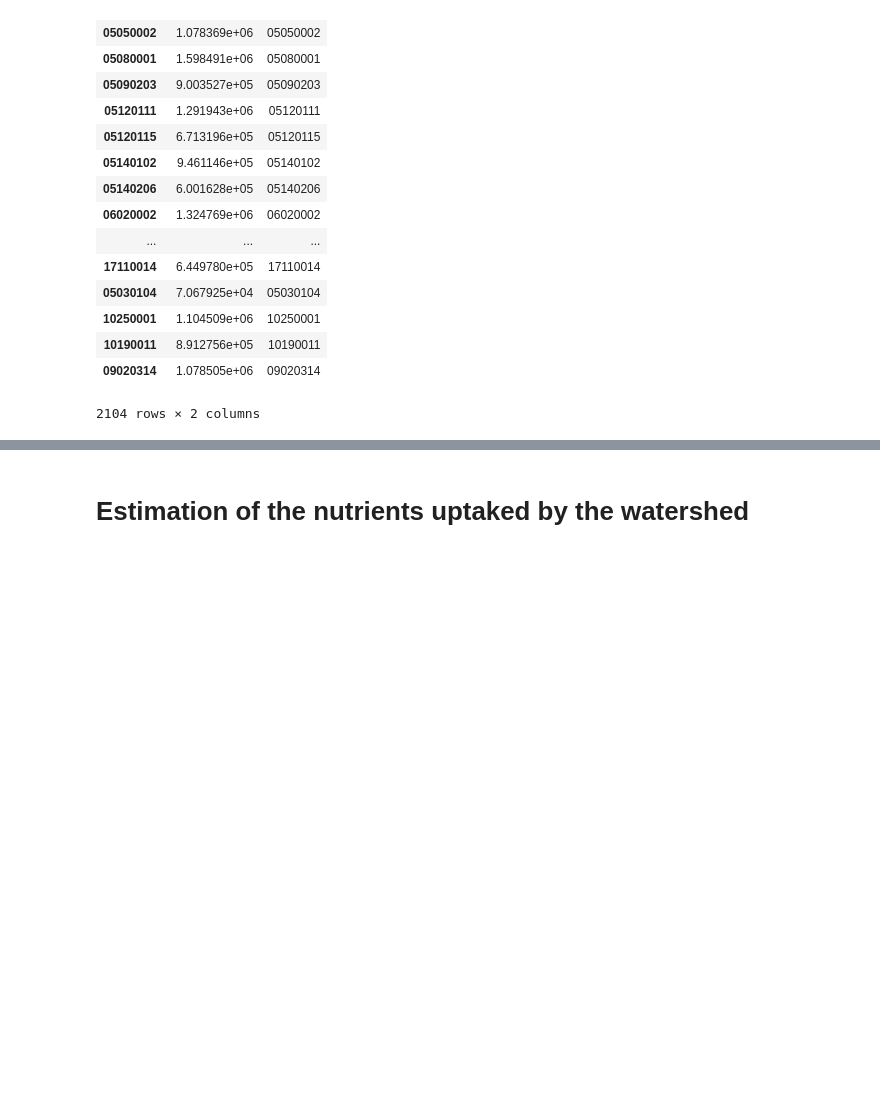
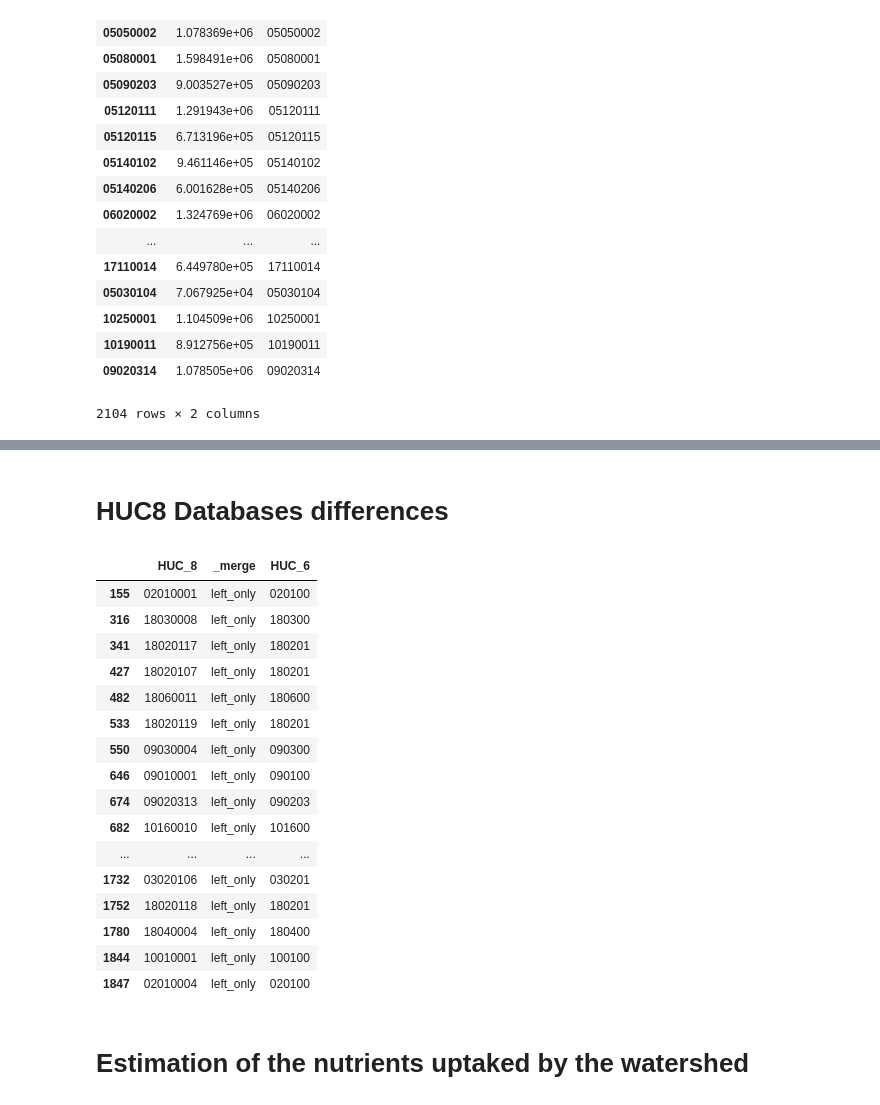
Before and after one commit to emartinher-PSEM3/Ceres, a Jupyter notebook: cereslibrary/TES/TES.ipynb, the cells around one changed output, grey strips where cells are left out. Drawn from its saved outputs; the diff is of its cells as text; code cells hidden in the pictures; blank space fills up the shorter version.

```diff
--- a/cereslibrary/TES/TES.ipynb
+++ b/cereslibrary/TES/TES.ipynb
@@ -577,2 +598,31 @@ AreaHUC8
+# %% [markdown]
+# HUC8 Databases differences
+# %%
+# HUC8 Databases differences
+Pruebas_AreaHUC8 = pd.DataFrame(AreaHUC8['HUC_8'])
+Pruebas_AreaHUC8 = Pruebas_AreaHUC8.reset_index(drop=True)
+Pruebas_LandCover_dfHUC8 = pd.DataFrame(pd.read_csv('DatabasesClean/LandCover_HUC8.csv', converters={'HUC_8': lambda x: str(x), 'HUC_6': lambda x: str(x)})['HUC_8'])
+merged = Pruebas_AreaHUC8.merge(Pruebas_LandCover_dfHUC8, indicator=True, how='outer')
+merged['HUC_6'] = merged['HUC_8'].map(lambda x: str(x)[:-2])
+merged[merged['_merge'] == 'left_only'].to_csv('DatabasesClean/diference.csv')
+merged[merged['_merge'] == 'left_only']
+# %% [output]
+|  | HUC_8 | _merge | HUC_6 |
+| 155 | 02010001 | left_only | 020100 |
+| 316 | 18030008 | left_only | 180300 |
+| 341 | 18020117 | left_only | 180201 |
+| 427 | 18020107 | left_only | 180201 |
+| 482 | 18060011 | left_only | 180600 |
+| 533 | 18020119 | left_only | 180201 |
+| 550 | 09030004 | left_only | 090300 |
+| 646 | 09010001 | left_only | 090100 |
+| 674 | 09020313 | left_only | 090203 |
+| 682 | 10160010 | left_only | 101600 |
+| ... | ... | ... | ... |
+| 1732 | 03020106 | left_only | 030201 |
+| 1752 | 18020118 | left_only | 180201 |
+| 1780 | 18040004 | left_only | 180400 |
+| 1844 | 10010001 | left_only | 100100 |
+| 1847 | 02010004 | left_only | 020100 |
 # %% [markdown]
 # Estimation of the nutrients uptaked by the watershed
```
Also changed, not shown: parts of 16 cells of this notebook, 12 other files.
